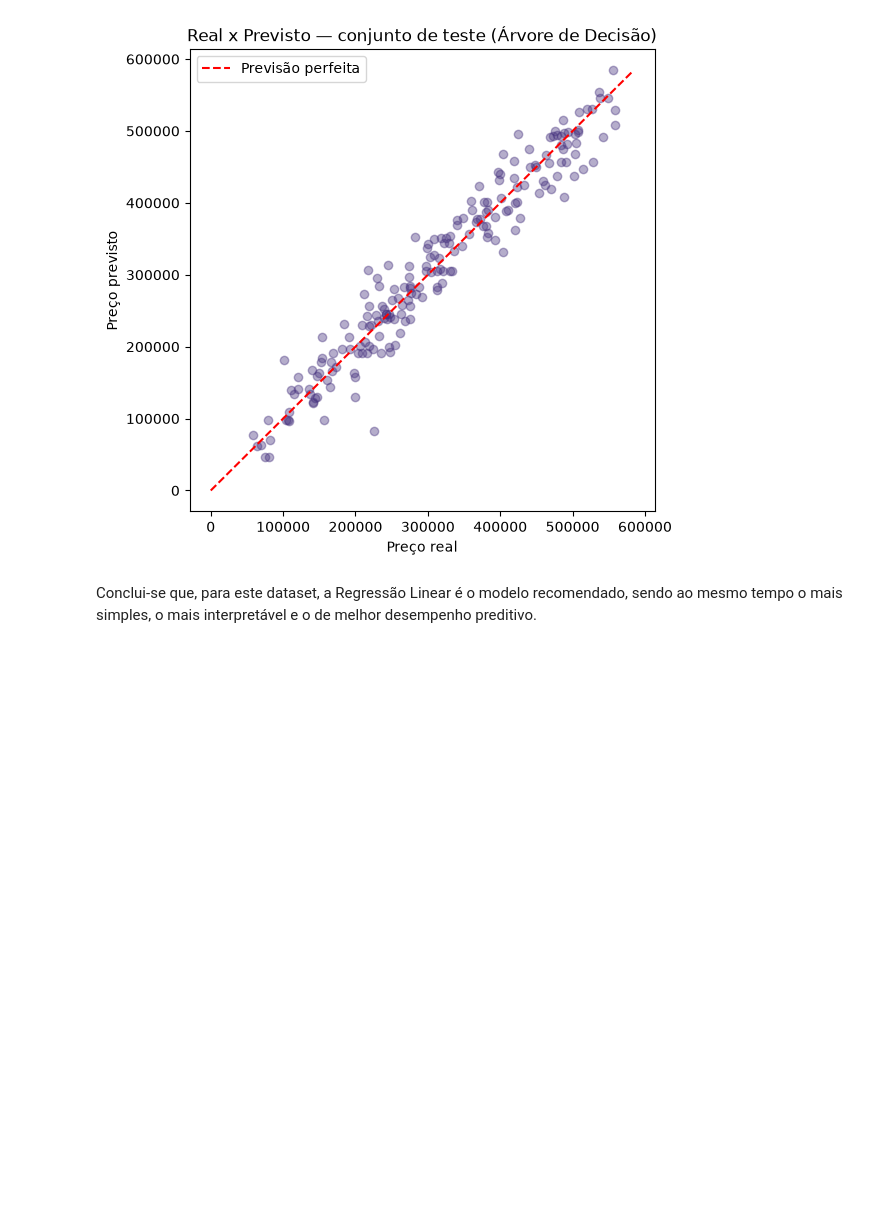
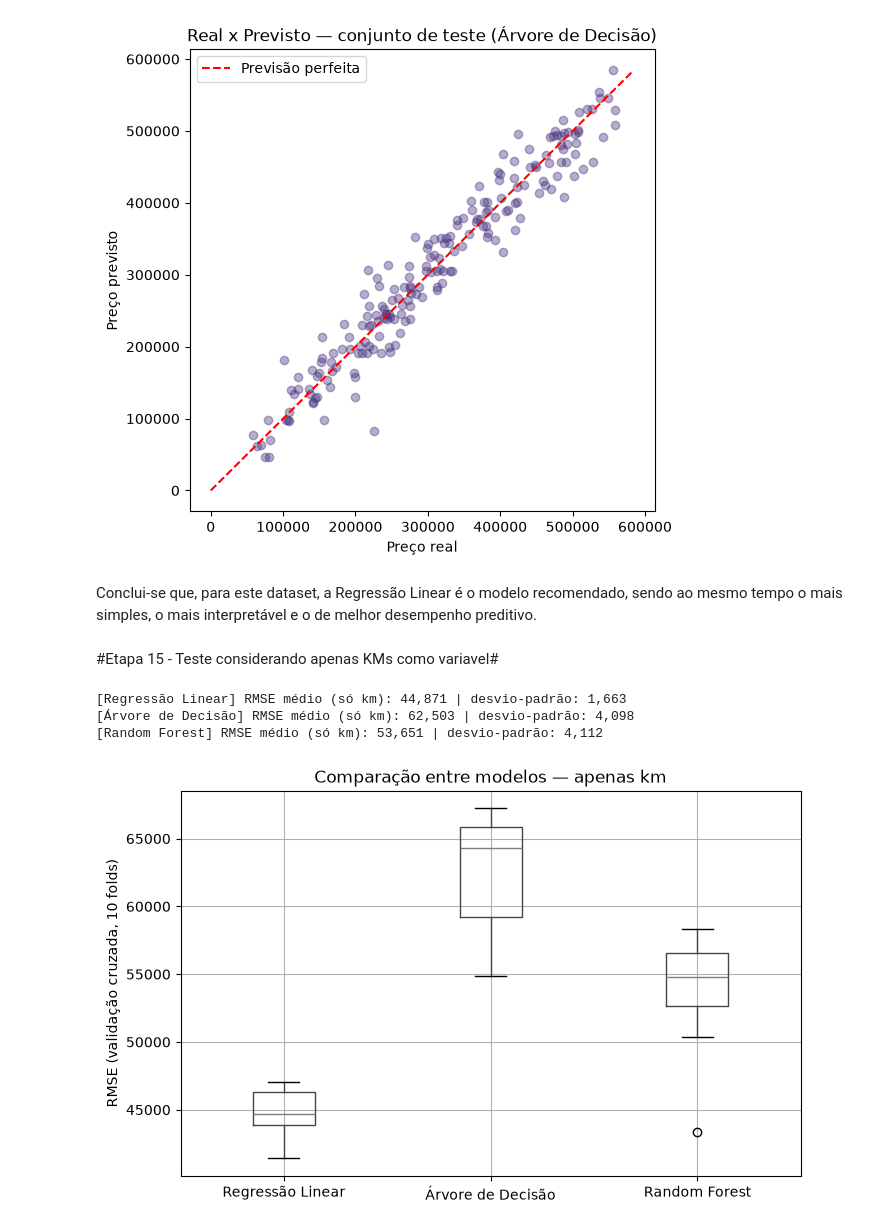
Before and after one commit to Lucas-O-S/N1B1-Regressao, a Jupyter notebook: N1_Grupo_6_IA.ipynb, the cells around one changed output. Drawn from its saved outputs; the diff is of its cells as text; code cells hidden in the pictures; blank space fills up the shorter version.

```diff
--- a/N1_Grupo_6_IA.ipynb
+++ b/N1_Grupo_6_IA.ipynb
@@ -438,3 +438,33 @@ MAE no teste : 24,697
 [figure]
 # %% [markdown]
 Conclui-se que, para este dataset, a Regressão Linear é o modelo recomendado, sendo ao mesmo tempo o mais simples, o mais interpretável e o de melhor desempenho preditivo.
+# %% [markdown]
+#Etapa 15 - Teste considerando apenas KMs como variavel#
+# %%
+#refaz a divisão treino/teste mantendo só a coluna km como previsora
+X_train_km = train_set[['km']]
+X_test_km = test_set[['km']]
+
+#escalona km isoladamente (mesmo princípio do StandardScaler usado no pipeline completo)
+scaler_km = StandardScaler()
+X_train_km_prepared = scaler_km.fit_transform(X_train_km)
+X_test_km_prepared = scaler_km.transform(X_test_km)
+
+#mesma validação cruzada de 10 folds, comparando os 3 modelos usando só km
+resultados_km = {}
+for nome, modelo in modelos.items():
+    scores = cross_val_score(modelo, X_train_km_prepared, y_train,
+                              scoring='neg_mean_squared_error', cv=10)
+    rmse_scores = np.sqrt(-scores)
+    resultados_km[nome] = rmse_scores
+    print(f"[{nome}] RMSE médio (só km): {rmse_scores.mean():,.0f} | desvio-padrão: {rmse_scores.std():,.0f}")
+
+pd.DataFrame(resultados_km).boxplot(figsize=(8, 5))
+plt.ylabel("RMSE (validação cruzada, 10 folds)")
+plt.title("Comparação entre modelos — apenas km")
+plt.show()
+# %% [output]
+[Regressão Linear] RMSE médio (só km): 44,871 | desvio-padrão: 1,663
+[Árvore de Decisão] RMSE médio (só km): 62,503 | desvio-padrão: 4,098
+[Random Forest] RMSE médio (só km): 53,651 | desvio-padrão: 4,112
+[figure, added]
```
Also changed, not shown: parts of 2 cells of this notebook.
